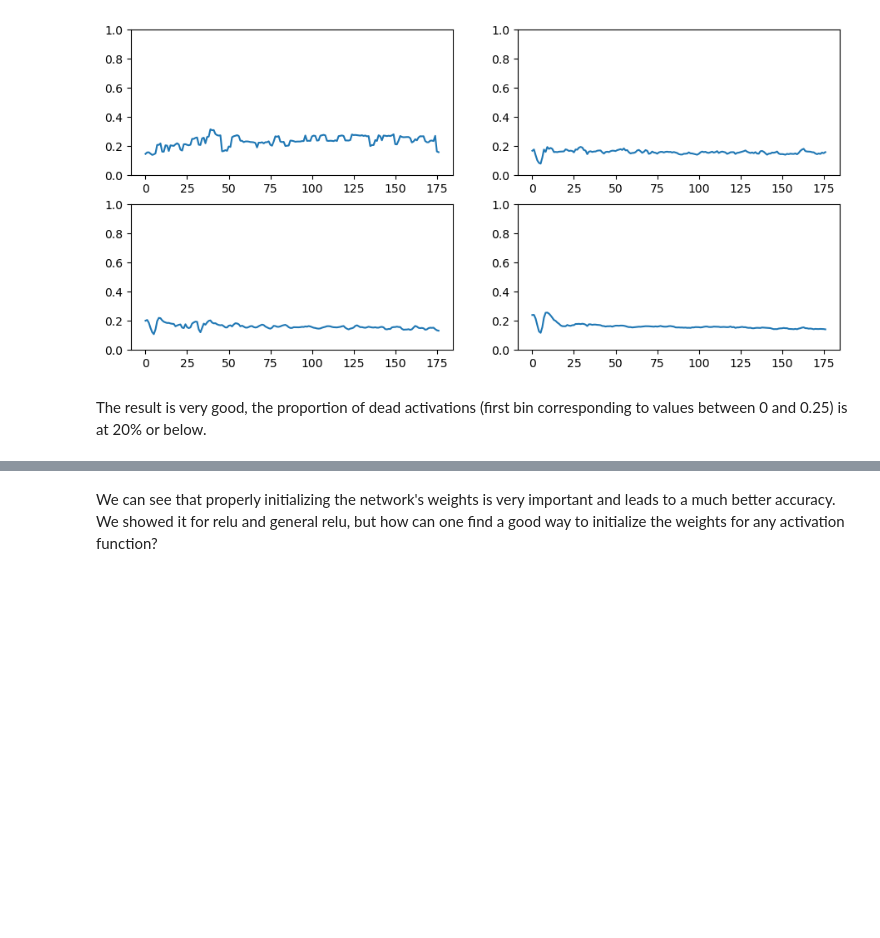
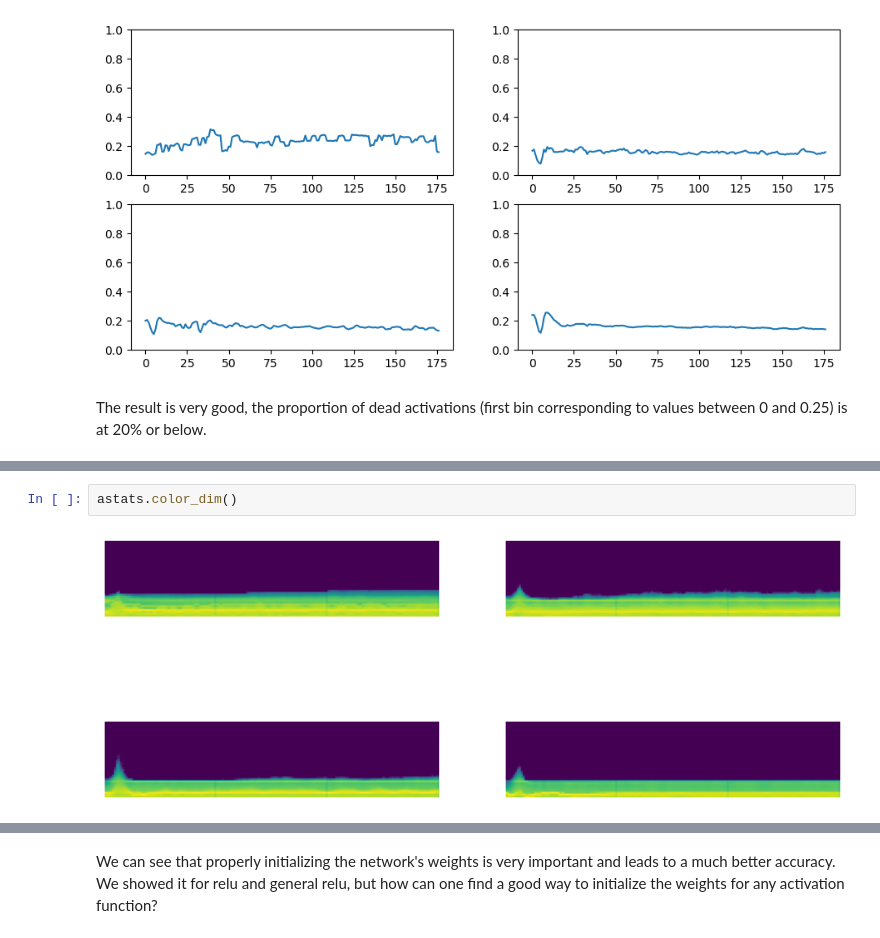
Before and after one commit to Ryvikk/build-miniai, a Jupyter notebook: nbs/11_initializing.ipynb, the cells around one changed output, grey strips where cells are left out. Cells and saved outputs as stored; diff of their text form; blank space fills up the shorter version.

```diff
--- a/nbs/11_initializing.ipynb
+++ b/nbs/11_initializing.ipynb
@@ -328,0 +403,4 @@ The result is very good, the proportion of dead activations (first bin correspon
+# %%
+astats.color_dim()
+# %% [output]
+[figure, added]
```
Also changed, not shown: parts of 23 cells of this notebook, 6 other files.
